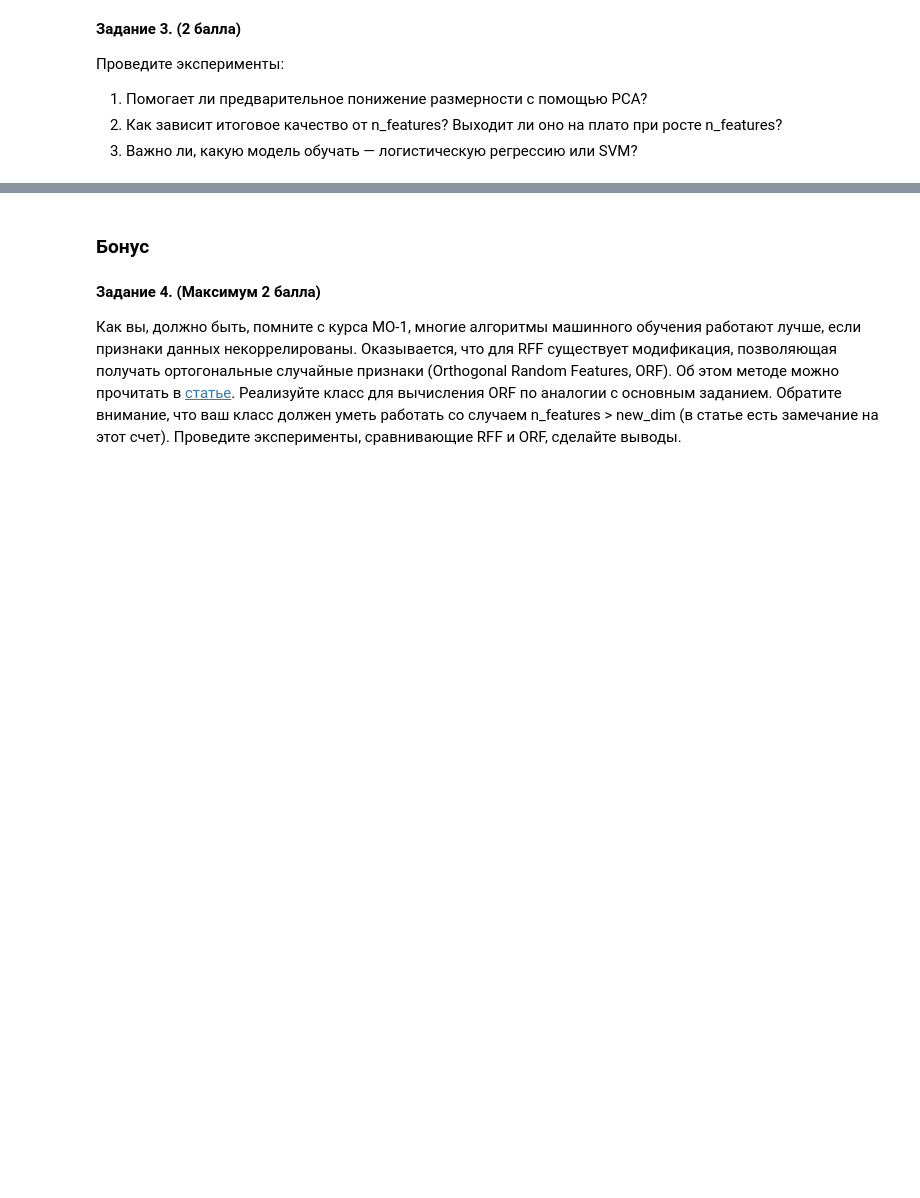
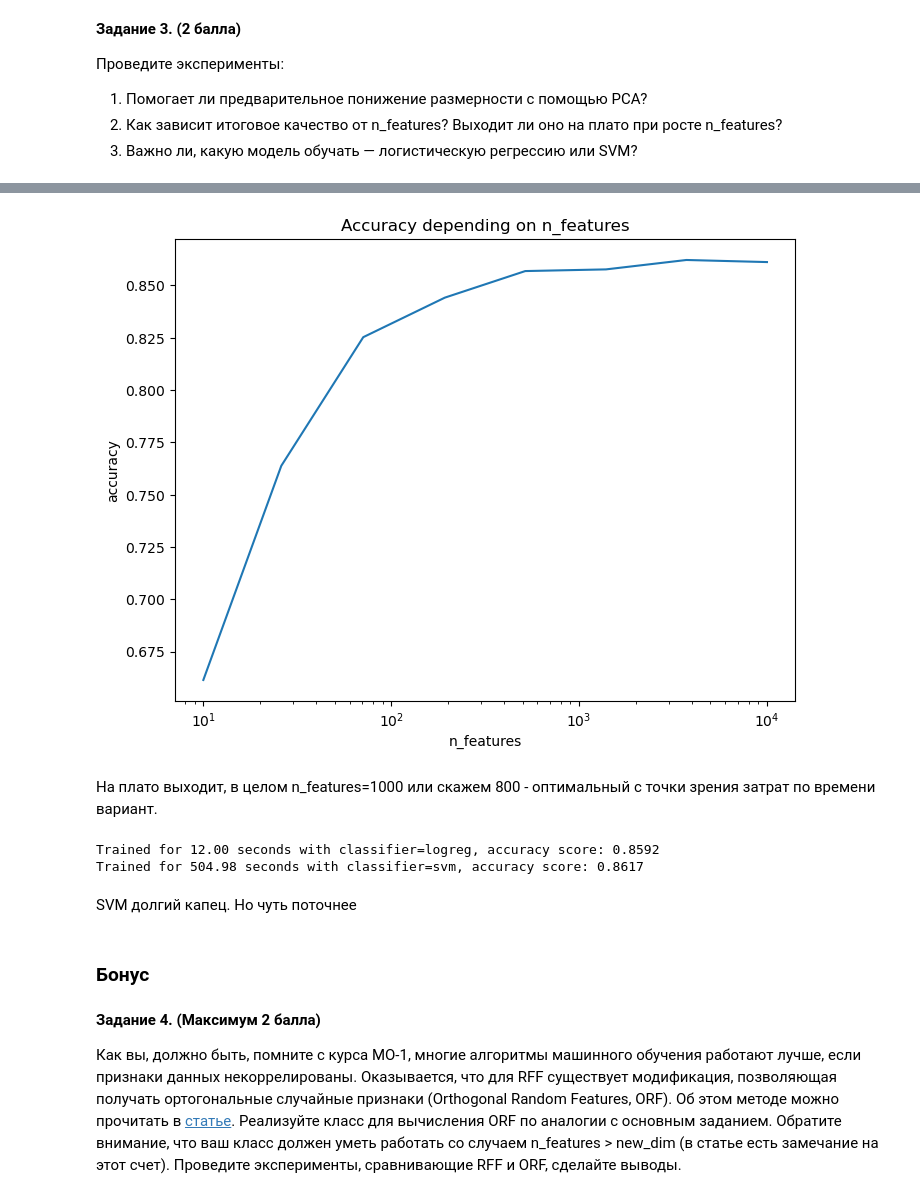
Before and after one commit to NoMoreActimel/ml-course-hse, a Jupyter notebook: 2022-spring/homeworks-practice/homework-practice-08-random-features.ipynb, the cells around one changed output, grey strips where cells are left out. Cells and saved outputs as stored; diff of their text form; code cells hidden in the pictures; blank space fills up the shorter version.

```diff
--- a/2022-spring/homeworks-practice/homework-practice-08-random-features.ipynb
+++ b/2022-spring/homeworks-practice/homework-practice-08-random-features.ipynb
@@ -59,6 +59,6 @@ $$\tilde \varphi(x) = (
 import keras
 from keras.datasets import fashion_mnist
 (x_train_pics, y_train), (x_test_pics, y_test) = fashion_mnist.load_data()
-x_train = x_train_pics.reshape(y_train.shape[0], -1)
-x_test = x_test_pics.reshape(y_test.shape[0], -1)
+x_train = x_train_pics.reshape(y_train.shape[0], -1).astype(float) / 255
+x_test = x_test_pics.reshape(y_test.shape[0], -1).astype(float) / 255
 # %% [output]
@@ -141,0 +357,12 @@ __Задание 3. (2 балла)__
+# %%
+for use_PCA in [True, False]:
+    model = RFFPipeline(use_PCA=use_PCA)
+
+    train_start_time = time.time()
+    model.fit(x_train, y_train)
+    train_time = time.time() - train_start_time
+
+    predicted_test = model.predict(x_test)
+    score = accuracy_score(y_test, predicted_test)
+
+    print(f'Trained for {"%.2f" % train_time} seconds with use_PCA={use_PCA}, accuracy score: {score}')
@@ -141,0 +374,17 @@ __Задание 3. (2 балла)__
+# %%
+rff_n_features_grid = np.logspace(1, 4, num=8, dtype=np.int64)
+grid_scores = {}
+
+for n_features in rff_n_features_grid:
+    model = RFFPipeline(n_features=n_features)
+
+    train_start_time = time.time()
+    model.fit(x_train, y_train)
+    train_time = time.time() - train_start_time
+
+    predicted_test = model.predict(x_test)
+    score = accuracy_score(y_test, predicted_test)
+
+    grid_scores[n_features] = score
+
+    print(f'Trained for {"%.2f" % train_time} seconds with n_features={n_features}, accuracy_score: {score}')
@@ -142,3 +400,34 @@ __Задание 3. (2 балла)__
+# %%
+import matplotlib.pyplot as plt
+
+plt.figure(figsize=(8, 6))
+plt.plot(grid_scores.keys(), grid_scores.values())
+plt.title('Accuracy depending on n_features')
+plt.xlabel('n_features')
+plt.ylabel('accuracy')
+plt.xscale('log')
+plt.show()
+# %% [output]
+[figure, added]
+# %% [markdown]
+На плато выходит, в целом n_features=1000 или скажем 800 - оптимальный с точки зрения затрат по времени вариант.
+# %%
+for clf_name in ['logreg', 'svm']:
+    model = RFFPipeline(classifier=clf_name)
+
+    train_start_time = time.time()
+    model.fit(x_train, y_train)
+    train_time = time.time() - train_start_time
+
+    predicted_test = model.predict(x_test)
+    score = accuracy_score(y_test, predicted_test)
+
+    print(f'Trained for {"%.2f" % train_time} seconds with classifier={clf_name}, accuracy score: {score}')
+# %% [output]
+Trained for 12.00 seconds with classifier=logreg, accuracy score: 0.8592
+Trained for 504.98 seconds with classifier=svm, accuracy score: 0.8617
+# %% [markdown]
+SVM долгий капец. Но чуть поточнее
 # %% [markdown]
 ### Бонус
 # %% [markdown]
```
Also changed, not shown: parts of 34 cells of this notebook, 7 other files.
